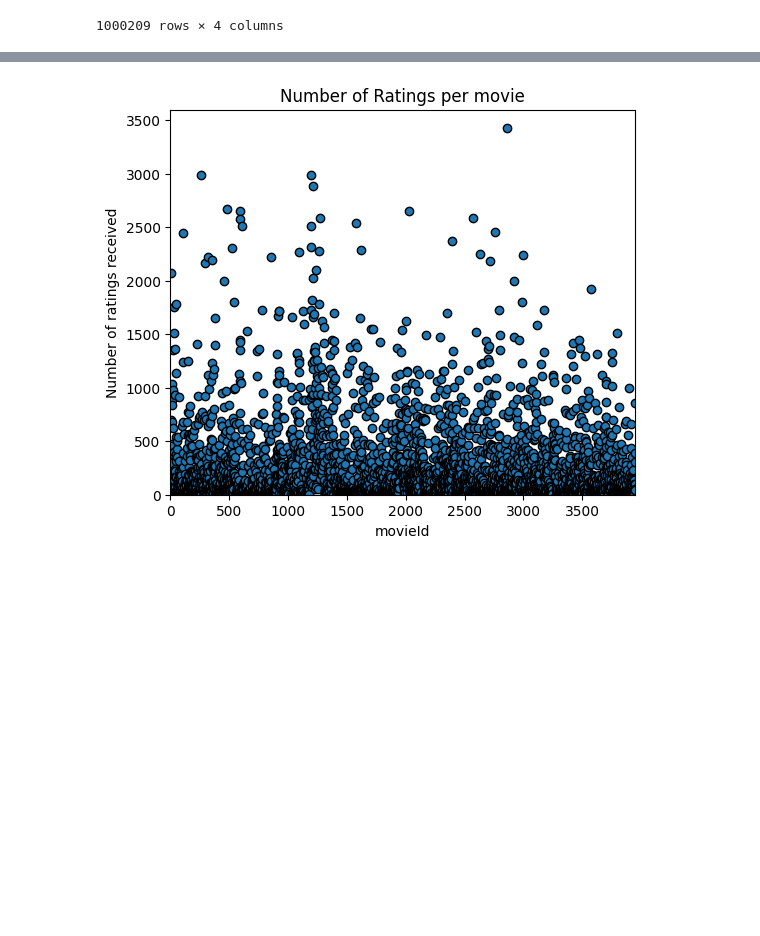
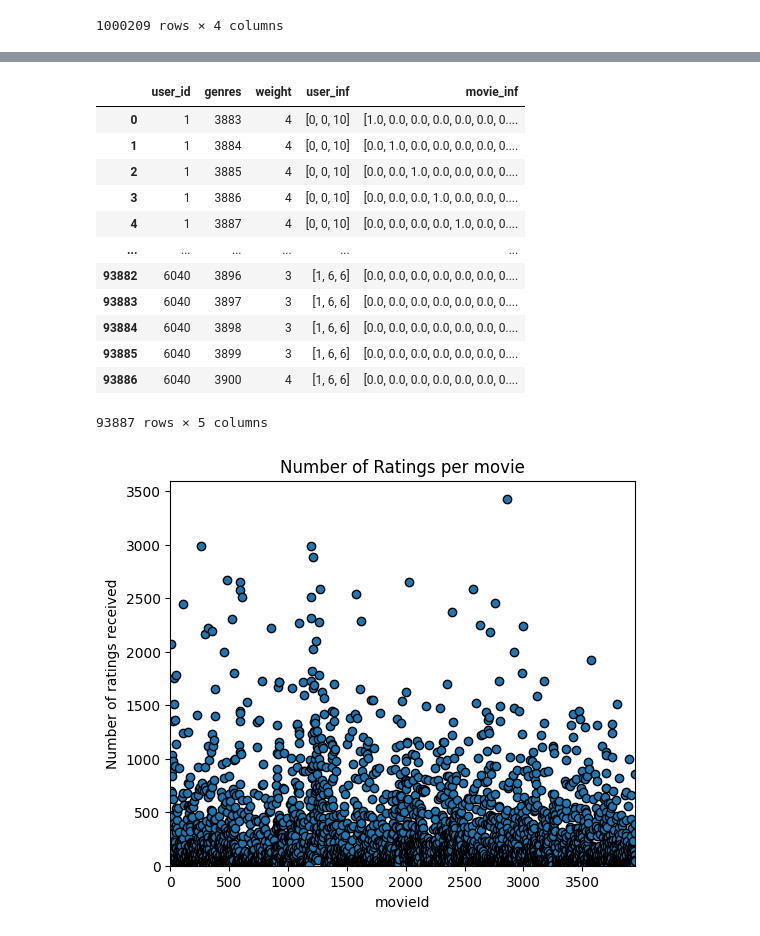
Before and after one commit to nnkhanhn/Recommendation-systems, a Jupyter notebook: Neural_Collaborative filtering.ipynb, the cells around one changed output, grey strips where cells are left out. Drawn from its saved outputs; the diff is of its cells as text; code cells hidden in the pictures; blank space fills up the shorter version.

```diff
--- a/Neural_Collaborative filtering.ipynb
+++ b/Neural_Collaborative filtering.ipynb
@@ -139,0 +187,6 @@ ratings
+# %%
+user_prof1 = pd.read_csv('u_dict.csv')
+# %%
+user_prof1['user_inf'] = user_prof1.loc[:, 'user_id']
+user_prof1['user_inf'] = user_prof1['user_inf'].map(user_map)
+user_prof1
@@ -140,3 +207,21 @@ ratings
+# %%
+user_prof1['movie_inf'] = user_prof1.loc[:, 'genres']
+user_prof1['movie_inf'] = user_prof1['movie_inf'].map(map_2)
+user_prof1
+# %% [output]
+|  | user_id | genres | weight | user_inf | movie_inf |
+| 0 | 1 | 3883 | 4 | [0, 0, 10] | [1.0, 0.0, 0.0, 0.0, 0.0, 0.0, 0.... |
+| 1 | 1 | 3884 | 4 | [0, 0, 10] | [0.0, 1.0, 0.0, 0.0, 0.0, 0.0, 0.... |
+| 2 | 1 | 3885 | 4 | [0, 0, 10] | [0.0, 0.0, 1.0, 0.0, 0.0, 0.0, 0.... |
+| 3 | 1 | 3886 | 4 | [0, 0, 10] | [0.0, 0.0, 0.0, 1.0, 0.0, 0.0, 0.... |
+| 4 | 1 | 3887 | 4 | [0, 0, 10] | [0.0, 0.0, 0.0, 0.0, 1.0, 0.0, 0.... |
+| ... | ... | ... | ... | ... | ... |
+| 93882 | 6040 | 3896 | 3 | [1, 6, 6] | [0.0, 0.0, 0.0, 0.0, 0.0, 0.0, 0.... |
+| 93883 | 6040 | 3897 | 3 | [1, 6, 6] | [0.0, 0.0, 0.0, 0.0, 0.0, 0.0, 0.... |
+| 93884 | 6040 | 3898 | 3 | [1, 6, 6] | [0.0, 0.0, 0.0, 0.0, 0.0, 0.0, 0.... |
+| 93885 | 6040 | 3899 | 3 | [1, 6, 6] | [0.0, 0.0, 0.0, 0.0, 0.0, 0.0, 0.... |
+| 93886 | 6040 | 3900 | 4 | [1, 6, 6] | [0.0, 0.0, 0.0, 0.0, 0.0, 0.0, 0.... |
+93887 rows × 5 columns
 # %%
 import matplotlib.pyplot as plt
 rating_count = ratings[['movie_id','rating']].groupby(['movie_id']).count()
```
Also changed, not shown: parts of 16 cells of this notebook, 7 other files.
